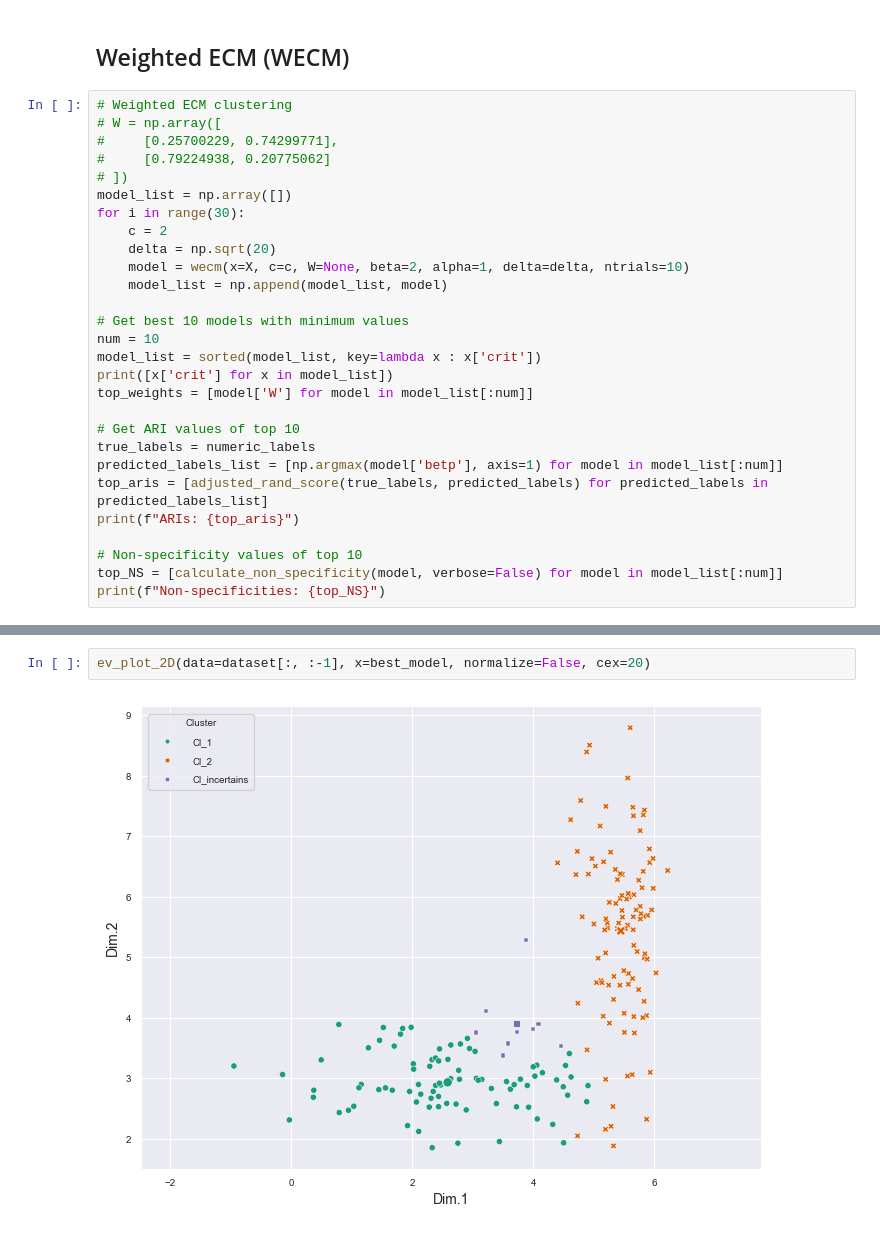
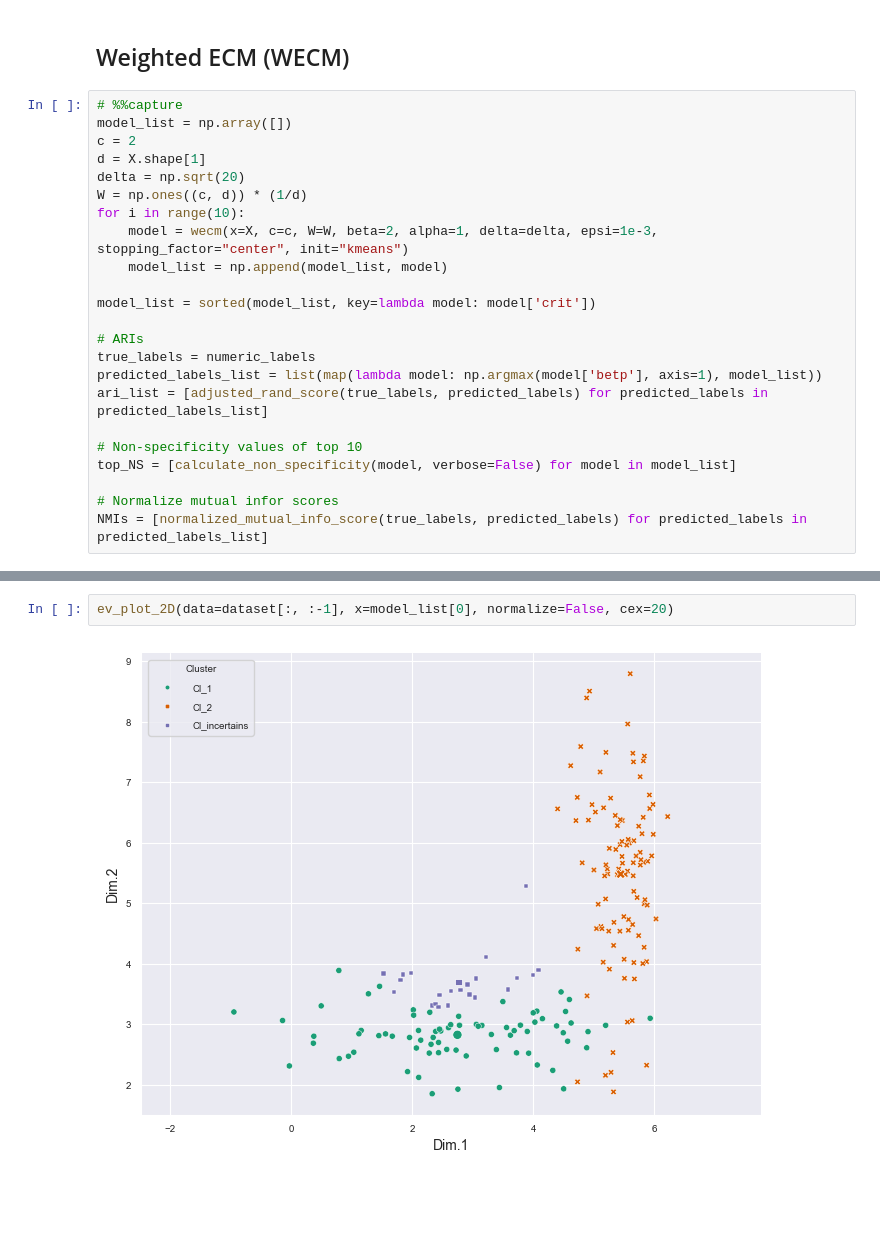
Before and after one commit to tridogithub/evclust, a Jupyter notebook: docs/internship/wecm_toys_2C2D.ipynb, the cells around one changed output, grey strips where cells are left out. Saved outputs shown, nothing was run; the diff lists cells and outputs as text; blank space fills up the shorter version.

```diff
--- a/docs/internship/wecm_toys_2C2D.ipynb
+++ b/docs/internship/wecm_toys_2C2D.ipynb
@@ -92,32 +95,27 @@ ev_plot_2D(data=dataset[:, :-1], x=model, normalize=False, cex=20)
 # %% [markdown]
 ## Weighted ECM (WECM)
 # %%
-# Weighted ECM clustering
-# W = np.array([
-#     [0.25700229, 0.74299771],
-#     [0.79224938, 0.20775062]
-# ])
+# %%capture
 model_list = np.array([])
-for i in range(30):
-    c = 2
-    delta = np.sqrt(20)
-    model = wecm(x=X, c=c, W=None, beta=2, alpha=1, delta=delta, ntrials=10)
+c = 2
+d = X.shape[1]
+delta = np.sqrt(20)
+W = np.ones((c, d)) * (1/d)
+for i in range(10):
+    model = wecm(x=X, c=c, W=W, beta=2, alpha=1, delta=delta, epsi=1e-3, stopping_factor="center", init="kmeans")
     model_list = np.append(model_list, model)
 
-# Get best 10 models with minimum values
-num = 10
-model_list = sorted(model_list, key=lambda x : x['crit'])
-print([x['crit'] for x in model_list])
-top_weights = [model['W'] for model in model_list[:num]]
+model_list = sorted(model_list, key=lambda model: model['crit'])
 
-# Get ARI values of top 10
+# ARIs
 true_labels = numeric_labels
-predicted_labels_list = [np.argmax(model['betp'], axis=1) for model in model_list[:num]]
-top_aris = [adjusted_rand_score(true_labels, predicted_labels) for predicted_labels in predicted_labels_list]
-print(f"ARIs: {top_aris}")
+predicted_labels_list = list(map(lambda model: np.argmax(model['betp'], axis=1), model_list))
+ari_list = [adjusted_rand_score(true_labels, predicted_labels) for predicted_labels in predicted_labels_list]
 
 # Non-specificity values of top 10
-top_NS = [calculate_non_specificity(model, verbose=False) for model in model_list[:num]]
-print(f"Non-specificities: {top_NS}")
+top_NS = [calculate_non_specificity(model, verbose=False) for model in model_list]
+
+# Normalize mutual infor scores
+NMIs = [normalized_mutual_info_score(true_labels, predicted_labels) for predicted_labels in predicted_labels_list]
 # %% [output]
 Initial weights:
@@ -167,5 +160,5 @@ Average Non-specificity: 0.772297342160228
 # %%
-ev_plot_2D(data=dataset[:, :-1], x=best_model, normalize=False, cex=20)
+ev_plot_2D(data=dataset[:, :-1], x=model_list[0], normalize=False, cex=20)
 # %% [output]
-[figure, old version]
+[figure, new version]
 # %%
```
Also changed, not shown: parts of 10 cells of this notebook, 5 other files.
